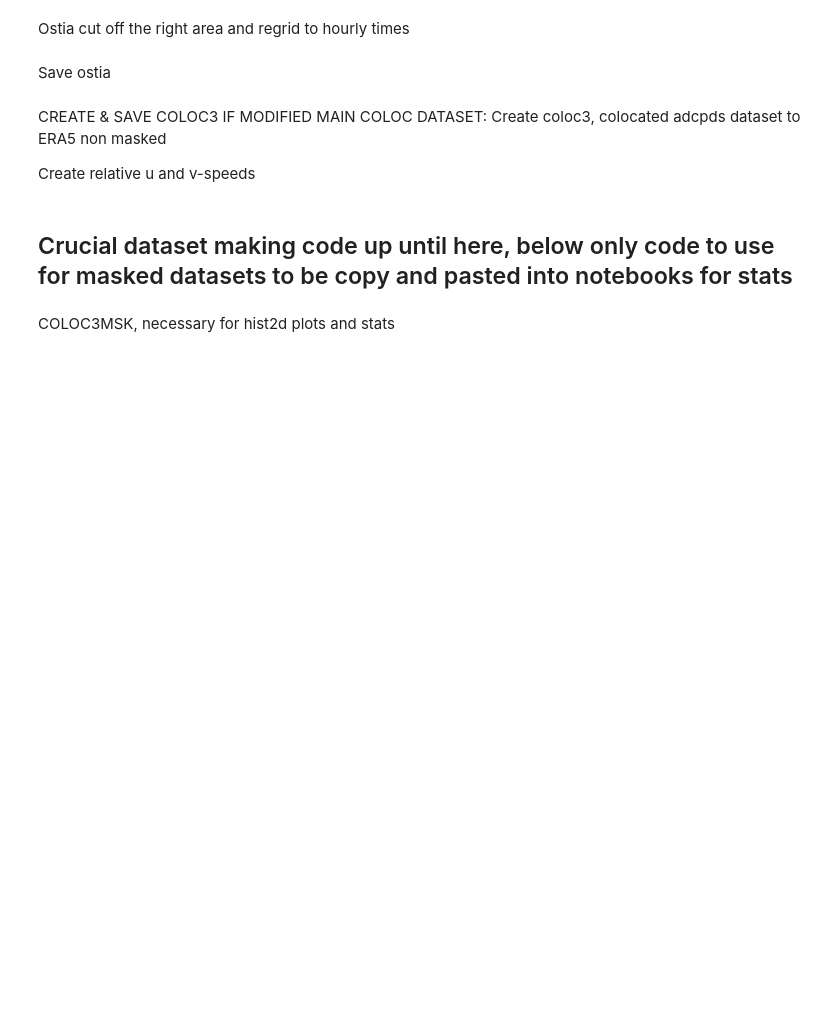
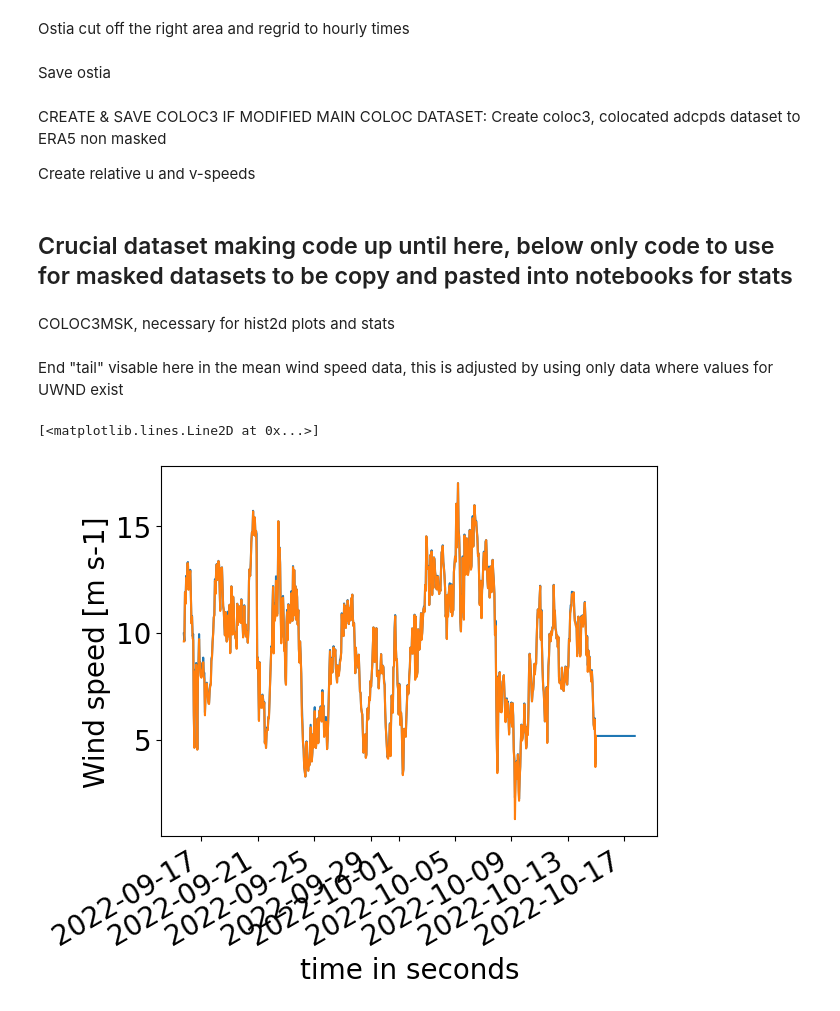
Before and after one commit to michaelaedwinson/Masterarbete2023, a Jupyter notebook: 1-create_datasets.ipynb, the cells around one changed output. Saved outputs shown, nothing was run; the diff lists cells and outputs as text; code cells hidden in the pictures; blank space fills up the shorter version.

```diff
--- a/1-create_datasets.ipynb
+++ b/1-create_datasets.ipynb
@@ -440,3 +444,14 @@ for i in np.arange(len(variables)):
     coloc3msk.append(colocate_era5_sd(dsadcpH.sel(time=msk), ERA5, variables[i]))
 # %%
 # This notebook is now on GitHub
+# %% [markdown]
+End "tail" visable here in the mean wind speed data, this is adjusted by using only data where values for UWND exist
+# %%
+#dsadcpH.VWND_MEAN.plot()
+#dsadcpH.UWND_MEAN.plot()
+dsadcpH.WIND_SPEED_MEAN.plot()
+
+plt.plot(dsadcpH.time, (dsadcpH.VWND_MEAN**2+dsadcpH.UWND_MEAN**2)**0.5)
+# %% [output]
+[<matplotlib.lines.Line2D at 0x...>]
+[figure, added]
```
Also changed, not shown: parts of 4 cells of this notebook, 1 other file.
